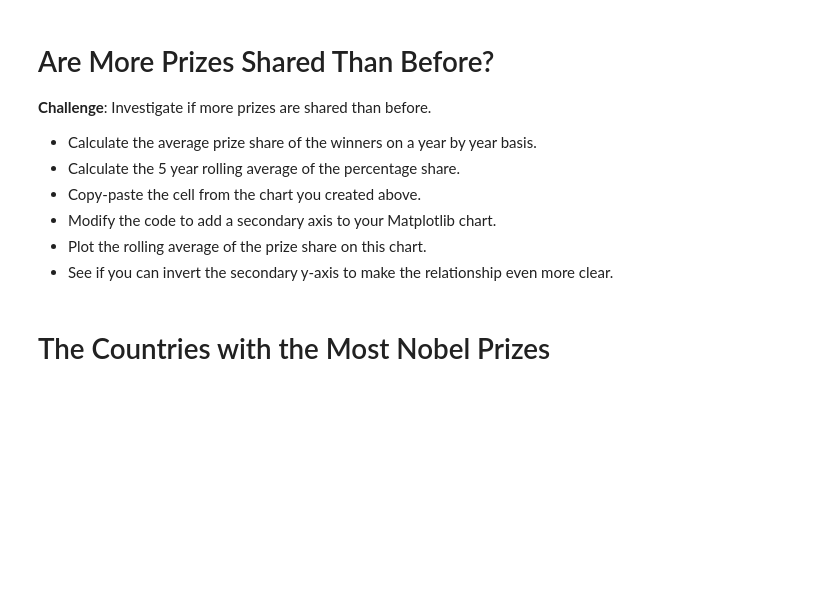
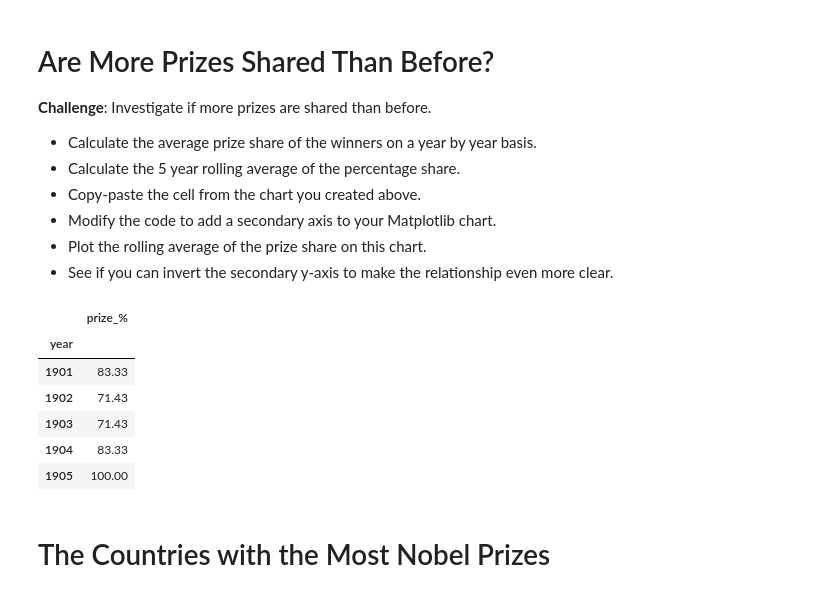
Before and after one commit to davibelo/python-pro-bootcamp-2021, a Jupyter notebook: 07-projects-DataScience/08-NoblePrizeAdvancedAnalysis/Nobel_Prize_Analysis.ipynb, the cells around one changed output. Cells and saved outputs as stored; diff of their text form; code cells hidden in the pictures; blank space fills up the shorter version.

```diff
--- a/07-projects-DataScience/08-NoblePrizeAdvancedAnalysis/Nobel_Prize_Analysis.ipynb
+++ b/07-projects-DataScience/08-NoblePrizeAdvancedAnalysis/Nobel_Prize_Analysis.ipynb
@@ -498,3 +581,14 @@ v_bar_split.show()
 * Modify the code to add a secondary axis to your Matplotlib chart.
 * Plot the rolling average of the prize share on this chart.
 * See if you can invert the secondary y-axis to make the relationship even more clear.
+# %%
+prize_share_per_year = df_data.groupby(["year"]).agg({"prize_%":pd.Series.mean})
+prize_share_per_year.head()
+# %% [output]
+|  | prize_% |
+| year |  |
+| 1901 | 83.33 |
+| 1902 | 71.43 |
+| 1903 | 71.43 |
+| 1904 | 83.33 |
+| 1905 | 100.00 |
```
Also changed, not shown: parts of 8 cells of this notebook.
